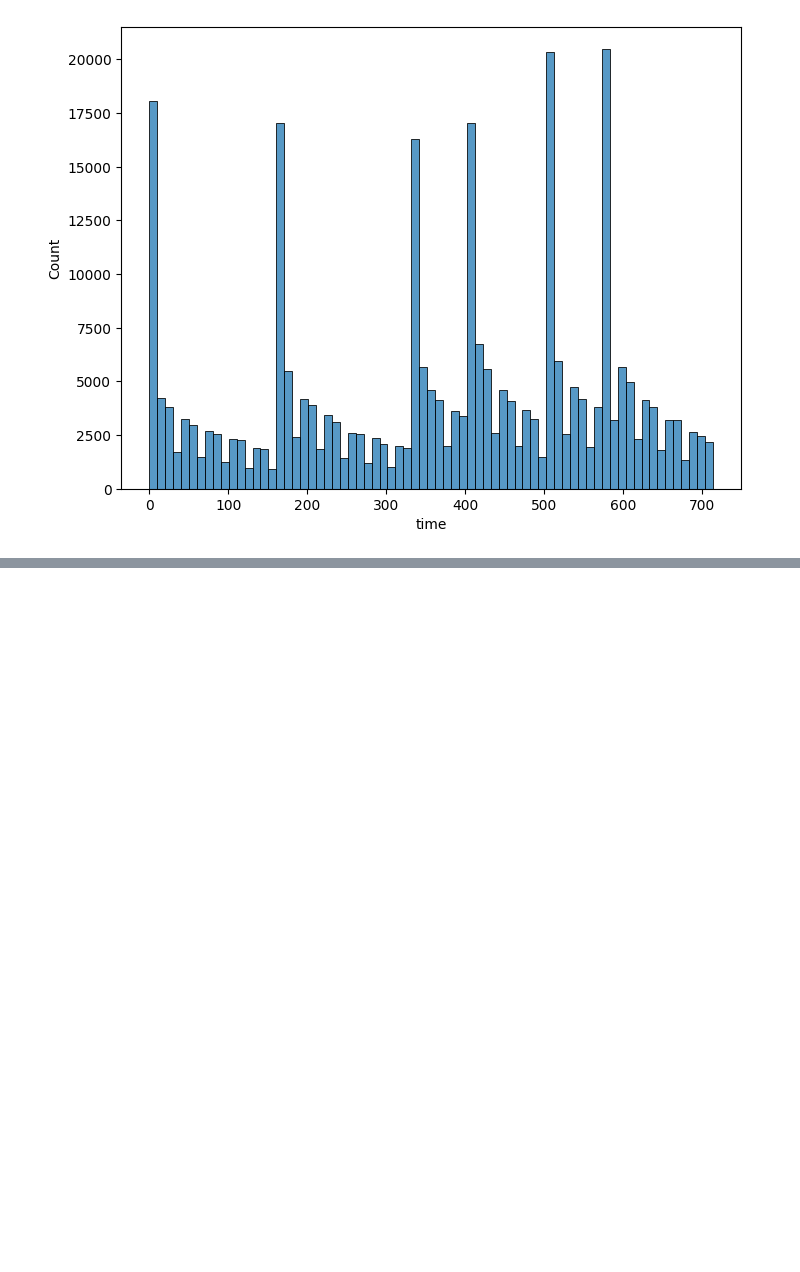
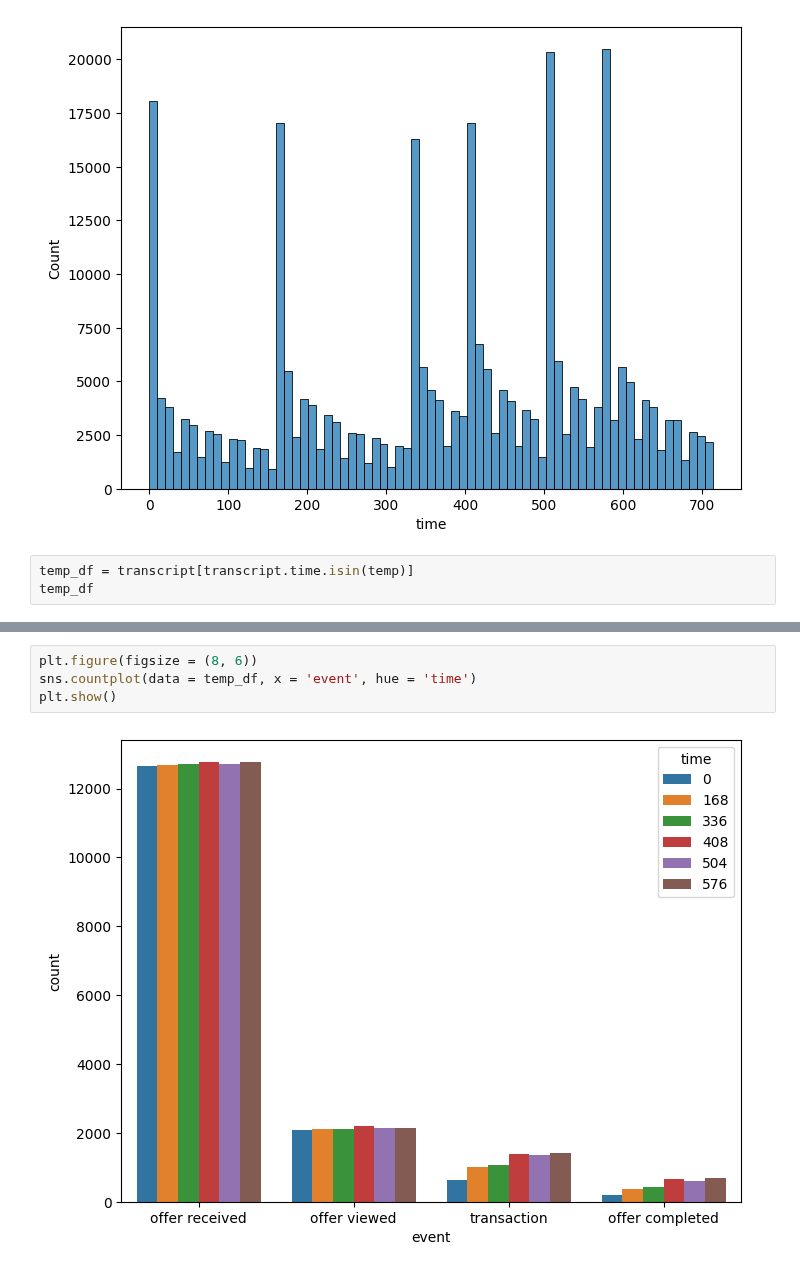
Before and after one commit to WooHyun94/TIL, a Jupyter notebook: Python/220930.ipynb, the cells around one changed output, grey strips where cells are left out. Saved outputs shown, nothing was run; the diff lists cells and outputs as text; blank space fills up the shorter version.

```diff
--- a/Python/220930.ipynb
+++ b/Python/220930.ipynb
@@ -292,3 +292,6 @@ sns.histplot(data = transcript, x = 'time')
 plt.show()
 # %% [output]
 [figure]
+# %%
+temp_df = transcript[transcript.time.isin(temp)]
+temp_df
@@ -294,0 +320,6 @@ plt.show()
+# %%
+plt.figure(figsize = (8, 6))
+sns.countplot(data = temp_df, x = 'event', hue = 'time')
+plt.show()
+# %% [output]
+[figure, added]
```
Also changed, not shown: parts of 26 cells of this notebook, 1 other file.
